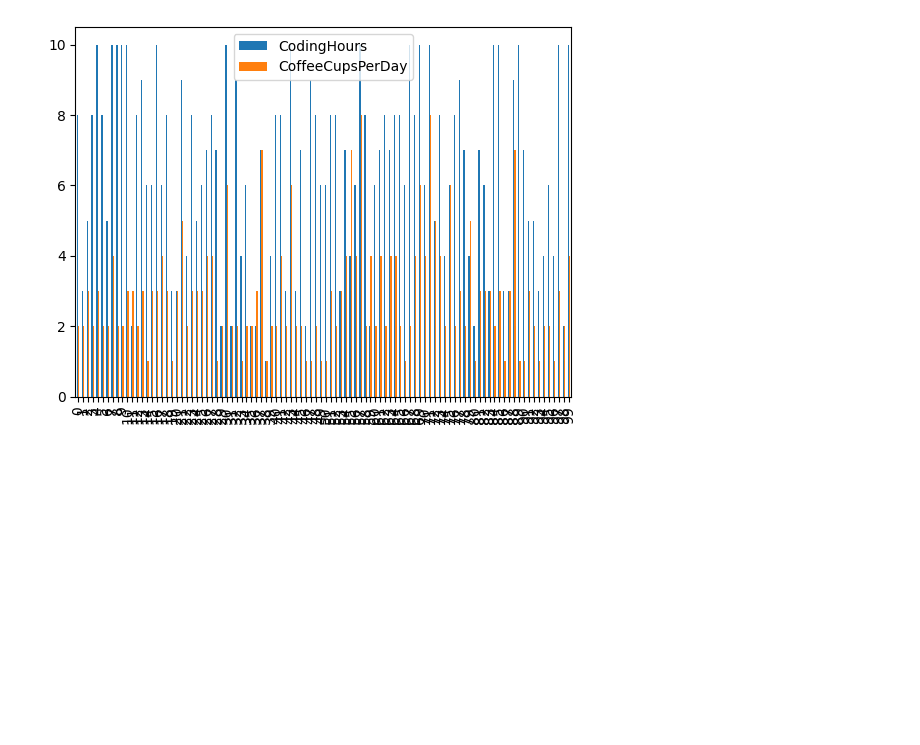
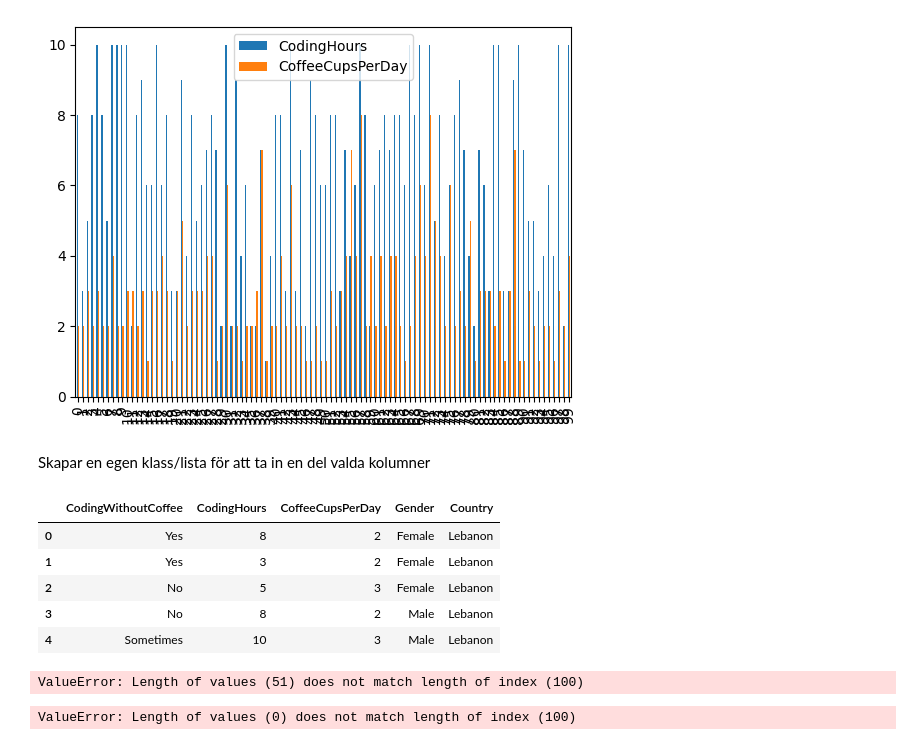
Before and after one commit to Sano75/Lab1, a Jupyter notebook: main/main.ipynb, the cells around one changed output. Cells and saved outputs as stored; diff of their text form; code cells hidden in the pictures; blank space fills up the shorter version.

```diff
--- a/main/main.ipynb
+++ b/main/main.ipynb
@@ -70,0 +57,58 @@ import matplotlib.pyplot as plt
+# %% [markdown]
+Skapar en egen klass/lista för att ta in en del valda kolumner
+# %%
+CoffeePart = coffeeData[['CodingWithoutCoffee','CodingHours','CoffeeCupsPerDay','Gender','Country']].copy()
+CoffeePart.head()
+# %% [output]
+|  | CodingWithoutCoffee | CodingHours | CoffeeCupsPerDay | Gender | Country |
+| 0 | Yes | 8 | 2 | Female | Lebanon |
+| 1 | Yes | 3 | 2 | Female | Lebanon |
+| 2 | No | 5 | 3 | Female | Lebanon |
+| 3 | No | 8 | 2 | Male | Lebanon |
+| 4 | Sometimes | 10 | 3 | Male | Lebanon |
+# %%
+times = []
+colors = []
+
+for i, row in CoffeePart.iterrows():
+    coffee = row.CodingWithoutCoffee
+
+    if coffee == 'Yes':
+        color = 'green'
+    elif coffee == 'No':
+        color = 'red'
+    elif coffee == 'Sometimes':
+        color == 'blue'
+        colors.append(color)
+CoffeePart['color'] = colors
+# %% [output]
+ValueError: Length of values (51) does not match length of index (100)
+# %%
+yeses = []
+nos = []
+sometimes = []
+colors = []
+
+for i, row in CoffeePart.iterrows():
+    coffee = row.CodingWithoutCoffee
+
+    if coffee == 'Yes':
+        color = 'green'
+        yes = +1
+    elif coffee == 'No':
+        color = 'red'
+        no = +1
+    elif coffee == 'Sometimes':
+        color == 'blue'
+        sometime = +1
+    elif coffee == '':
+        color = 'black'
+        sometime = +1
+        colors.append(color)
+        yeses.append(yes)
+        nos.append(no)
+        sometimes.append(sometime)
+CoffeePart['color'] = colors
+CoffeePart['drinkOrNot'] = sometimes
+# %% [output]
+ValueError: Length of values (0) does not match length of index (100)
```
Also changed, not shown: parts of 6 cells of this notebook.
